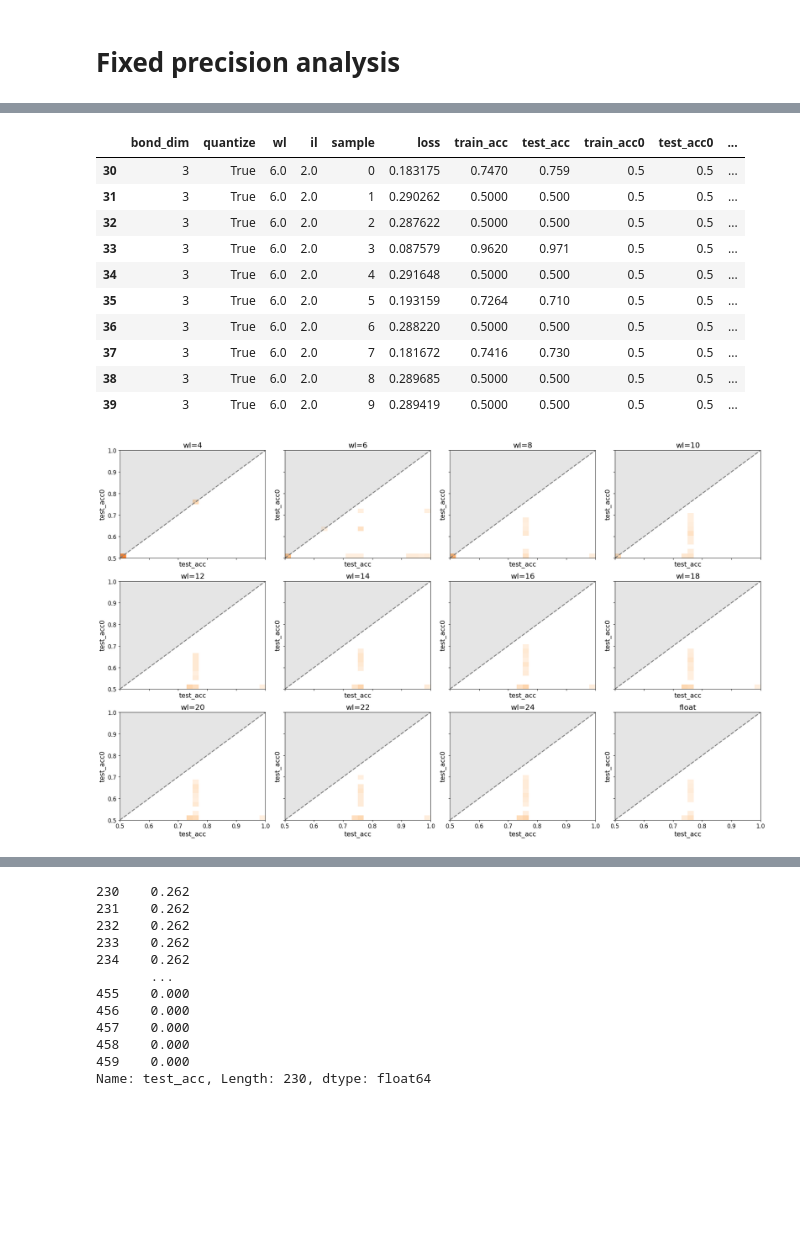
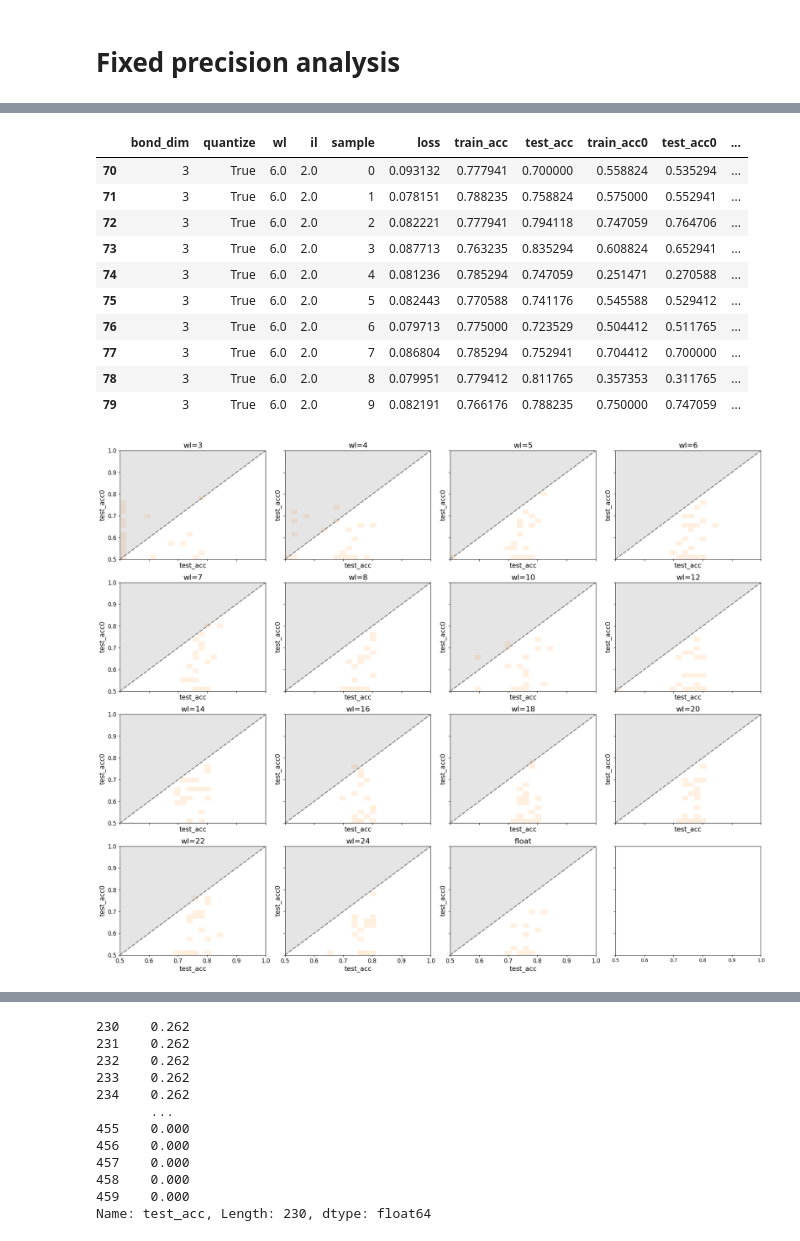
Before and after one commit to c0pp1/TTN4HEP, a Jupyter notebook: TTN/grid_search_results.ipynb, the cells around one changed output, grey strips where cells are left out. Drawn from its saved outputs; the diff is of its cells as text; code cells hidden in the pictures; blank space fills up the shorter version.

```diff
--- a/TTN/grid_search_results.ipynb
+++ b/TTN/grid_search_results.ipynb
@@ -257,7 +262,7 @@ fig.savefig(root_dir + 'heatmap_mean_max.png', dpi=600)
 # %% [markdown]
 # Fixed precision analysis
 # %%
-datadir = 'data/grid_search_fp2_striped/'
+datadir = 'data/grid_search_fp3_titanic/'
 DATASET = datadir.split('_')[-1][:-1]
 df = pd.read_csv(datadir + 'grid_search.csv', index_col=0)
 df = df.fillna(0)
@@ -280,35 +285,38 @@ df
 df[(df['bond_dim'] == 3) & (df['wl'] == 6) & (df['il']==2)]
 # %% [output]
 |  | bond_dim | quantize | wl | il | sample | loss | train_acc | test_acc | train_acc0 | test_acc0 | ... |
-| 30 | 3 | True | 6.0 | 2.0 | 0 | 0.183175 | 0.7470 | 0.759 | 0.5 | 0.5 | ... |
-| 31 | 3 | True | 6.0 | 2.0 | 1 | 0.290262 | 0.5000 | 0.500 | 0.5 | 0.5 | ... |
-| 32 | 3 | True | 6.0 | 2.0 | 2 | 0.287622 | 0.5000 | 0.500 | 0.5 | 0.5 | ... |
-| 33 | 3 | True | 6.0 | 2.0 | 3 | 0.087579 | 0.9620 | 0.971 | 0.5 | 0.5 | ... |
-| 34 | 3 | True | 6.0 | 2.0 | 4 | 0.291648 | 0.5000 | 0.500 | 0.5 | 0.5 | ... |
-| 35 | 3 | True | 6.0 | 2.0 | 5 | 0.193159 | 0.7264 | 0.710 | 0.5 | 0.5 | ... |
-| 36 | 3 | True | 6.0 | 2.0 | 6 | 0.288220 | 0.5000 | 0.500 | 0.5 | 0.5 | ... |
-| 37 | 3 | True | 6.0 | 2.0 | 7 | 0.181672 | 0.7416 | 0.730 | 0.5 | 0.5 | ... |
-| 38 | 3 | True | 6.0 | 2.0 | 8 | 0.289685 | 0.5000 | 0.500 | 0.5 | 0.5 | ... |
-| 39 | 3 | True | 6.0 | 2.0 | 9 | 0.289419 | 0.5000 | 0.500 | 0.5 | 0.5 | ... |
+| 70 | 3 | True | 6.0 | 2.0 | 0 | 0.093132 | 0.777941 | 0.700000 | 0.558824 | 0.535294 | ... |
+| 71 | 3 | True | 6.0 | 2.0 | 1 | 0.078151 | 0.788235 | 0.758824 | 0.575000 | 0.552941 | ... |
+| 72 | 3 | True | 6.0 | 2.0 | 2 | 0.082221 | 0.777941 | 0.794118 | 0.747059 | 0.764706 | ... |
+| 73 | 3 | True | 6.0 | 2.0 | 3 | 0.087713 | 0.763235 | 0.835294 | 0.608824 | 0.652941 | ... |
+| 74 | 3 | True | 6.0 | 2.0 | 4 | 0.081236 | 0.785294 | 0.747059 | 0.251471 | 0.270588 | ... |
+| 75 | 3 | True | 6.0 | 2.0 | 5 | 0.082443 | 0.770588 | 0.741176 | 0.545588 | 0.529412 | ... |
+| 76 | 3 | True | 6.0 | 2.0 | 6 | 0.079713 | 0.775000 | 0.723529 | 0.504412 | 0.511765 | ... |
+| 77 | 3 | True | 6.0 | 2.0 | 7 | 0.086804 | 0.785294 | 0.752941 | 0.704412 | 0.700000 | ... |
+| 78 | 3 | True | 6.0 | 2.0 | 8 | 0.079951 | 0.779412 | 0.811765 | 0.357353 | 0.311765 | ... |
+| 79 | 3 | True | 6.0 | 2.0 | 9 | 0.082191 | 0.766176 | 0.788235 | 0.750000 | 0.747059 | ... |
 # %%
 #df = df[df['batch_size'] == 32]
 # %%
-fig, axs = plt.subplots(3, 4, figsize=(20, 12), sharex=True, sharey=True)
+wls = df['wl'].unique()
+w = math.ceil(len(wls)**0.5)
+h = math.ceil(len(wls) / w)
+fig, axs = plt.subplots(h, w, figsize=(5*w, 4*h), sharex=True, sharey=True)
 axs = axs.flatten()
 edges = np.linspace(0.5, 1.0, 25)
 
-for i, wl in enumerate(df['wl'].unique()):
+for i, wl in enumerate(wls):
     axs[i].hist2d(df[df['wl'] == wl]['test_acc'], df[df['wl'] == wl]['test_acc0'], cmap='Oranges', bins=edges, cmin=0.1, vmin=-2, vmax=len(df)//8)
     axs[i].plot([0.5, 1.0], [0.5, 1.0], color='tab:grey', linestyle='--', lw=2)
     axs[i].fill_between([0.5, 1.0], [0.5, 1.0], 1, color='tab:grey', alpha=0.2)
     axs[i].set_title(f'wl={int(wl)}' if wl > 0 else 'float', fontsize=FONTSIZE+2)
     axs[i].set_xlabel('test_acc', fontsize=FONTSIZE)
     axs[i].set_ylabel('test_acc0', fontsize=FONTSIZE)
     axs[i].tick_params(labelsize=FONTSIZE-2)
 
 
 fig.tight_layout()
 fig.savefig(datadir + DATASET + '_heatmaps.png', dpi=600)
 # %% [output]
-[figure, old version]
+[figure, new version]
 # %%
```
Also changed, not shown: parts of 16 cells of this notebook, 15 other files.
